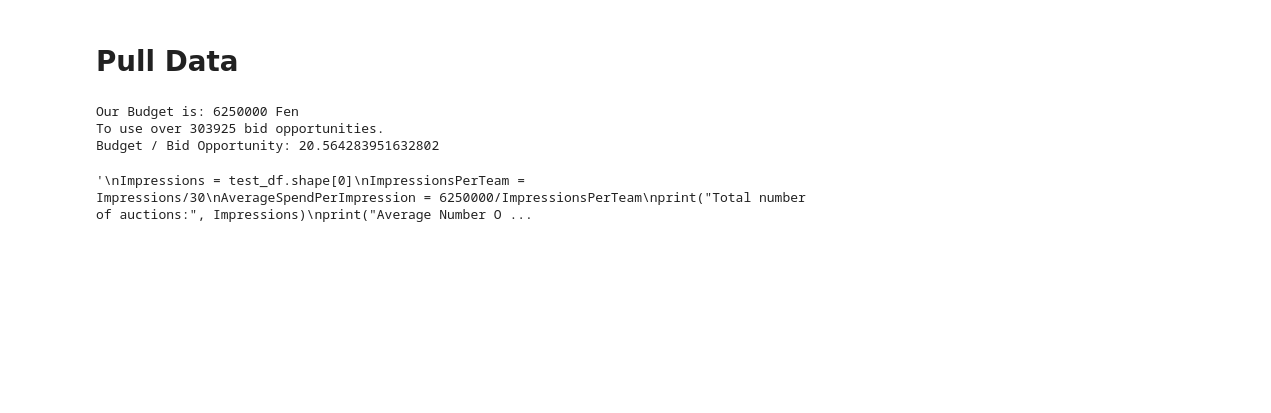
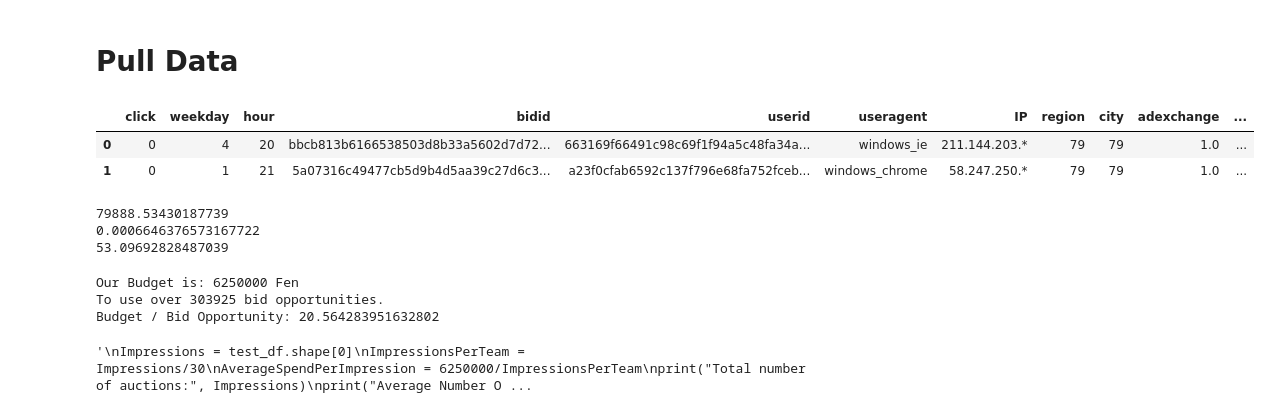
Before and after one commit to asfakianakis/COMPGW02_Web_Economics, a Jupyter notebook: Q2ConstantBiddingNew.ipynb, the cells around one changed output. Cells and saved outputs as stored; diff of their text form; code cells hidden in the pictures; blank space fills up the shorter version.

```diff
--- a/Q2ConstantBiddingNew.ipynb
+++ b/Q2ConstantBiddingNew.ipynb
@@ -18,3 +18,19 @@ validation_df = pd.read_csv(path+'validation.csv')
+# %%
+validation_df.head(2)
+# %% [output]
+|  | click | weekday | hour | bidid | userid | useragent | IP | region | city | adexchange | ... |
+| 0 | 0 | 4 | 20 | bbcb813b6166538503d8b33a5602d7d72... | 663169f66491c98c69f1f94a5c48fa34a... | windows_ie | 211.144.203.* | 79 | 79 | 1.0 | ... |
+| 1 | 0 | 1 | 21 | 5a07316c49477cb5d9b4d5aa39c27d6c3... | a23f0cfab6592c137f796e68fa752fceb... | windows_chrome | 58.247.250.* | 79 | 79 | 1.0 | ... |
+# %%
+validation_df['payprice'].mean()
+budget=6250*1000
+print(budget/validation_df['payprice'].mean())
+print(validation_df['click'].sum()/validation_df.shape[0])
+print((validation_df['click'].sum()/validation_df.shape[0])*(budget/validation_df['payprice'].mean()))
+# %% [output]
+79888.53430187739
+0.0006646376573167722
+53.09692828487039
 # %%
 budget=6250*1000
 print("Our Budget is:",budget, "Fen")
```
Also changed, not shown: parts of 12 cells of this notebook, 5 other files.
